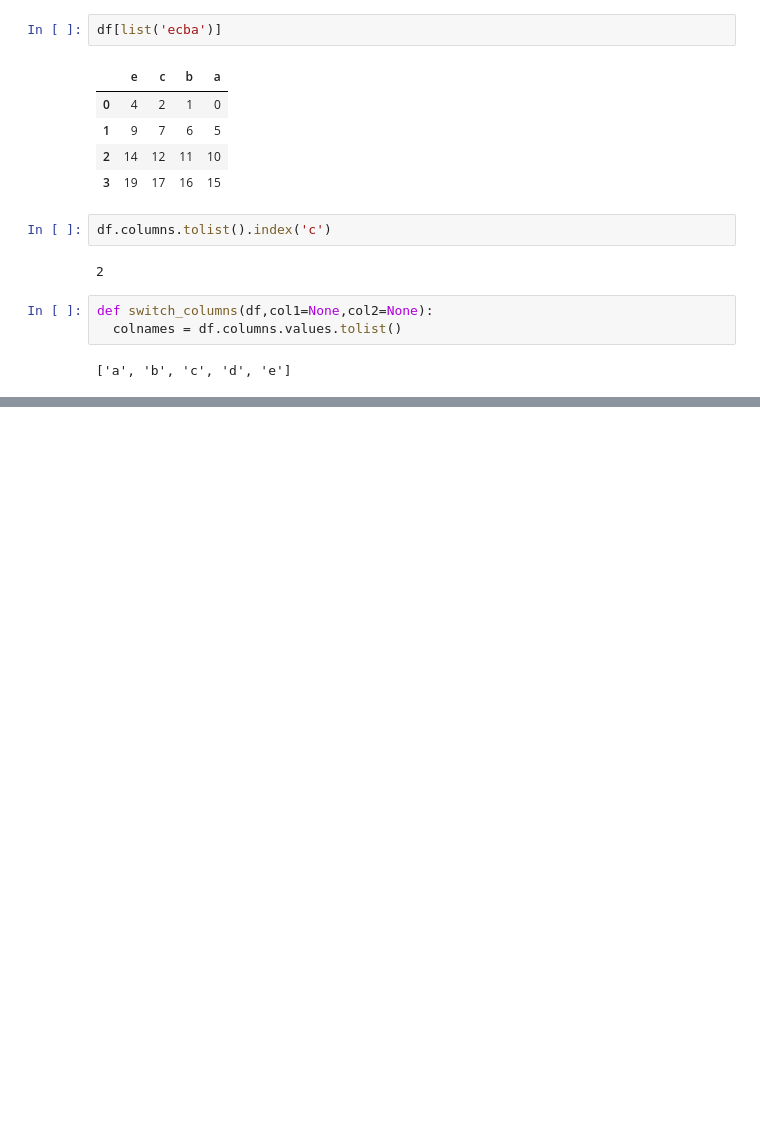
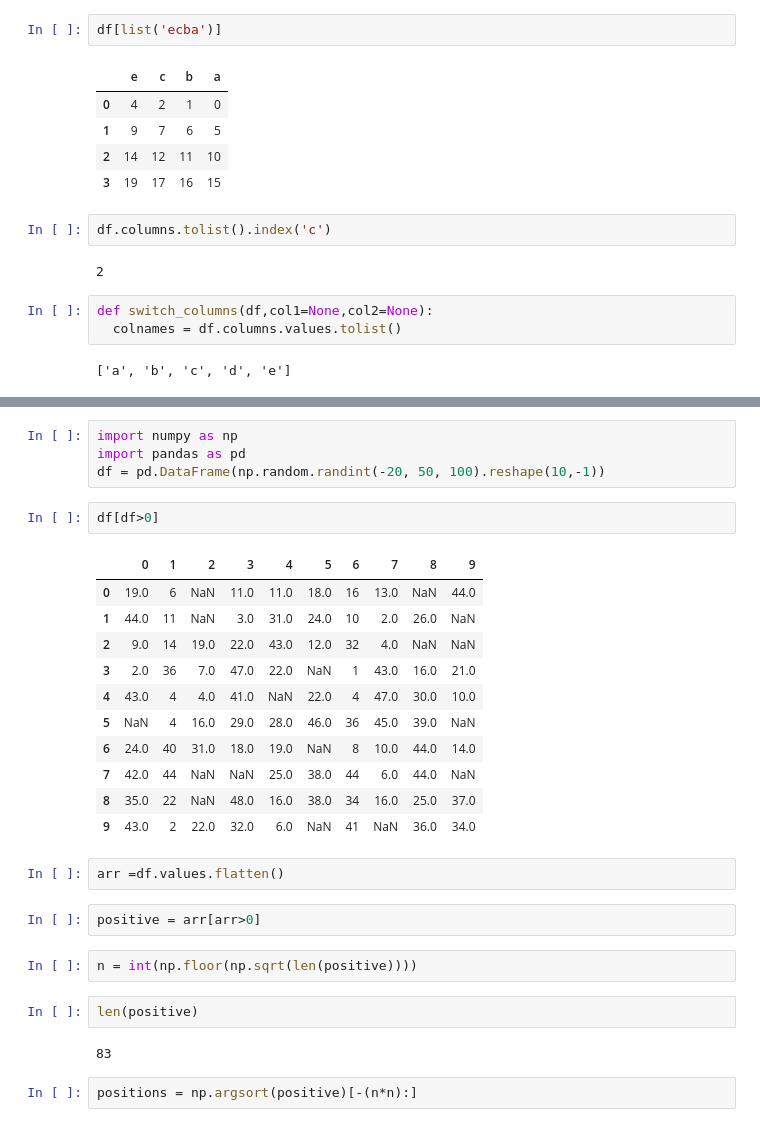
Before and after one commit to rushielevates/ML-DL-practice, a Jupyter notebook: Pandas.ipynb, the cells around one changed output, grey strips where cells are left out. Saved outputs shown, nothing was run; the diff lists cells and outputs as text; blank space fills up the shorter version.

```diff
--- a/Pandas.ipynb
+++ b/Pandas.ipynb
@@ -1929,0 +2166,30 @@ def switch_columns(df,col1=None,col2=None):
+# %%
+import numpy as np
+import pandas as pd
+df = pd.DataFrame(np.random.randint(-20, 50, 100).reshape(10,-1))
+# %%
+df[df>0]
+# %% [output]
+|  | 0 | 1 | 2 | 3 | 4 | 5 | 6 | 7 | 8 | 9 |
+| 0 | 19.0 | 6 | NaN | 11.0 | 11.0 | 18.0 | 16 | 13.0 | NaN | 44.0 |
+| 1 | 44.0 | 11 | NaN | 3.0 | 31.0 | 24.0 | 10 | 2.0 | 26.0 | NaN |
+| 2 | 9.0 | 14 | 19.0 | 22.0 | 43.0 | 12.0 | 32 | 4.0 | NaN | NaN |
+| 3 | 2.0 | 36 | 7.0 | 47.0 | 22.0 | NaN | 1 | 43.0 | 16.0 | 21.0 |
+| 4 | 43.0 | 4 | 4.0 | 41.0 | NaN | 22.0 | 4 | 47.0 | 30.0 | 10.0 |
+| 5 | NaN | 4 | 16.0 | 29.0 | 28.0 | 46.0 | 36 | 45.0 | 39.0 | NaN |
+| 6 | 24.0 | 40 | 31.0 | 18.0 | 19.0 | NaN | 8 | 10.0 | 44.0 | 14.0 |
+| 7 | 42.0 | 44 | NaN | NaN | 25.0 | 38.0 | 44 | 6.0 | 44.0 | NaN |
+| 8 | 35.0 | 22 | NaN | 48.0 | 16.0 | 38.0 | 34 | 16.0 | 25.0 | 37.0 |
+| 9 | 43.0 | 2 | 22.0 | 32.0 | 6.0 | NaN | 41 | NaN | 36.0 | 34.0 |
+# %%
+arr =df.values.flatten()
+# %%
+positive = arr[arr>0]
+# %%
+n = int(np.floor(np.sqrt(len(positive))))
+# %%
+len(positive)
+# %% [output]
+83
+# %%
+positions = np.argsort(positive)[-(n*n):]
```
Also changed, not shown: parts of 62 cells of this notebook.
